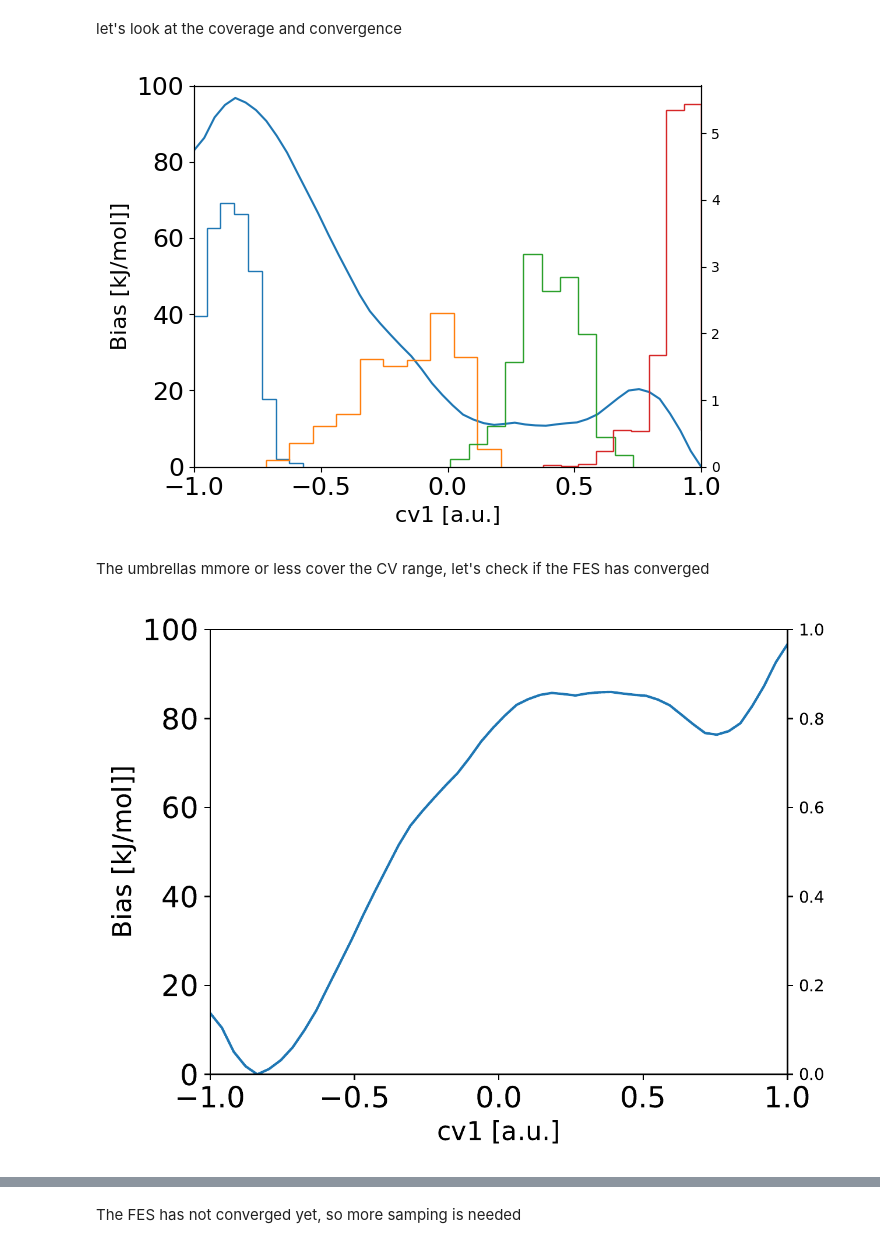
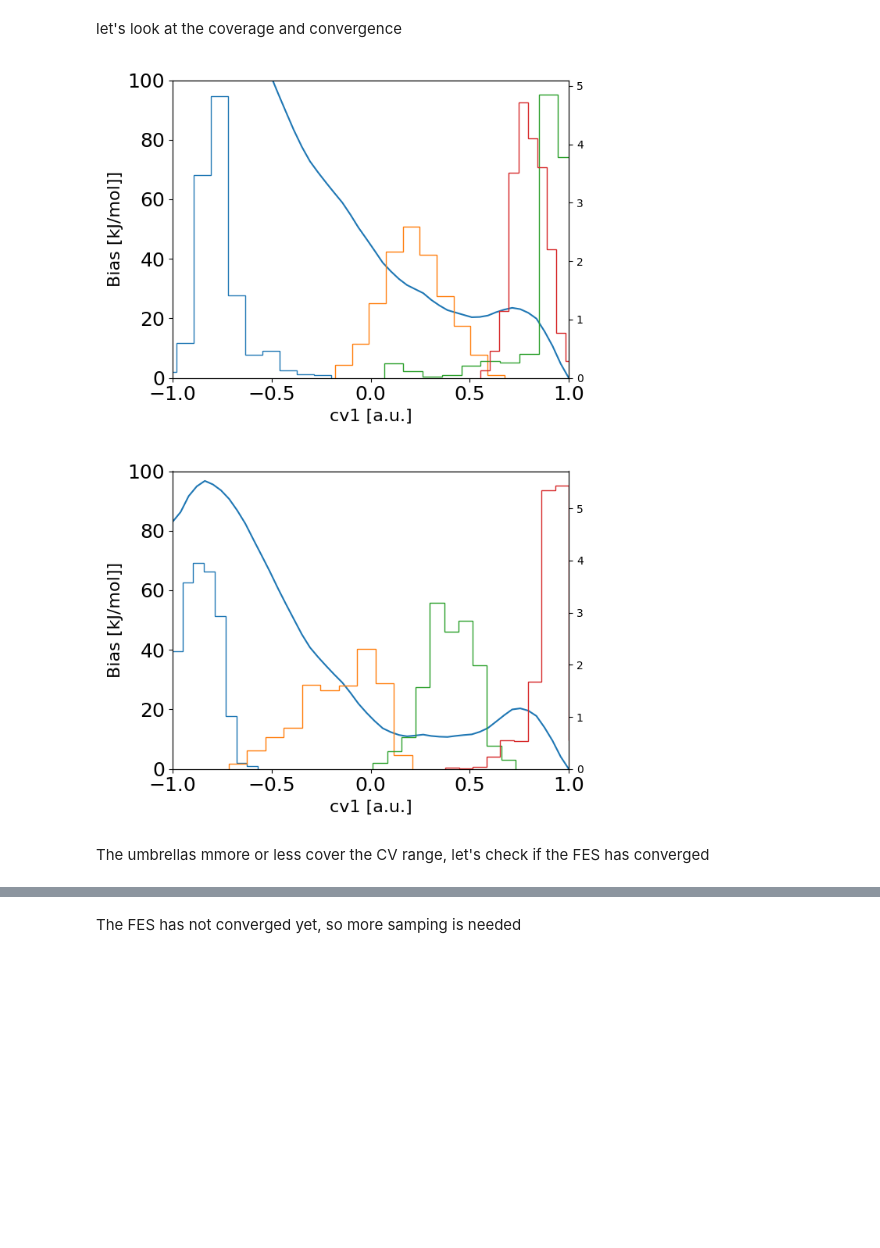
Before and after one commit to DavidDevoogdt/IMLCV, a Jupyter notebook: notebooks/alanine_dipeptide_LDA.ipynb, the cells around one changed output, grey strips where cells are left out. Cells and saved outputs as stored; diff of their text form; code cells hidden in the pictures; blank space fills up the shorter version.

```diff
--- a/notebooks/alanine_dipeptide_LDA.ipynb
+++ b/notebooks/alanine_dipeptide_LDA.ipynb
@@ -165,18 +148,10 @@ Loading MD engine
 setting bias=<IMLCV.implementations.bias.GridBias object at 0x...>
 # %% [markdown]
 let's look at the coverage and convergence
-# %%
-from IPython.display import Image
-
-fig = Image(filename= folder/"cv_1"/"round_6"/"combined.png" )
-fig
-# %% [output]
-[figure, removed]
+# %%
+display(  *[Image(   folder/"cv_1"/f"round_{i}"/"combined.png" , width=500  ) for i in range(5,7)]   )
+# %% [output]
+[figure, added]
+[figure, added]
 # %% [markdown]
 The umbrellas mmore or less cover the CV range, let's check if the FES has converged
-# %%
-from pdf2image import convert_from_path
-
-convert_from_path(folder/"cv_1"/"FES_bias_5_inverted_gridbias.pdf")[0]
-# %% [output]
-[figure, removed]
```
Also changed, not shown: parts of 28 cells of this notebook, 6 other files.
